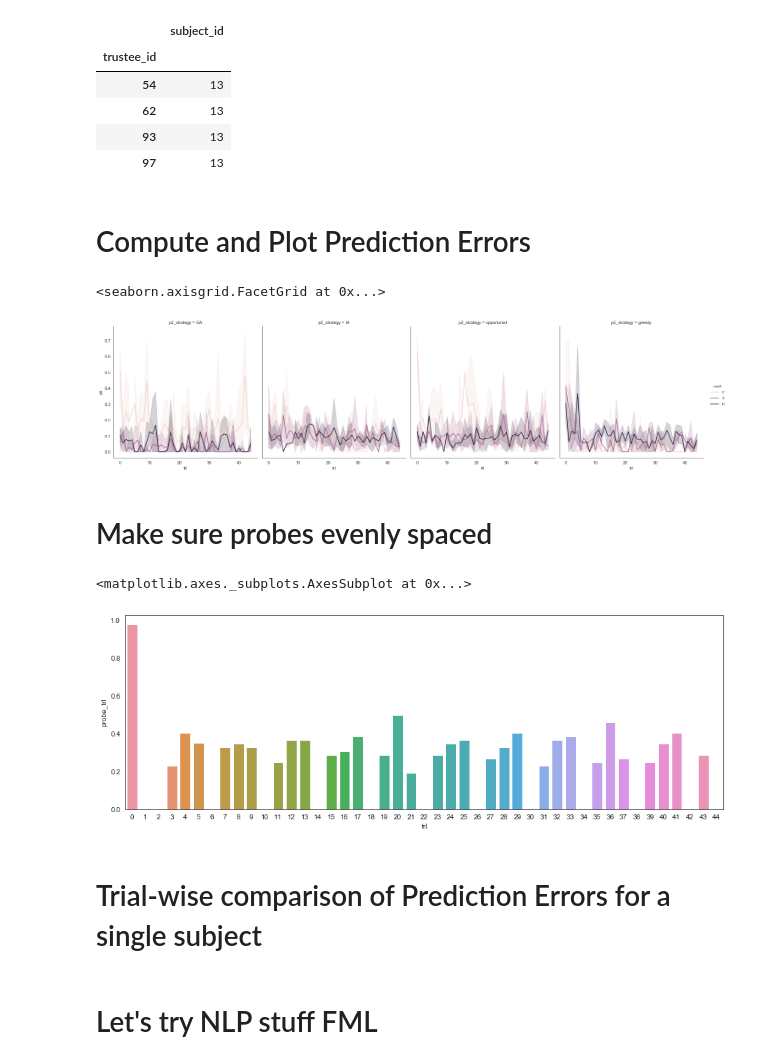
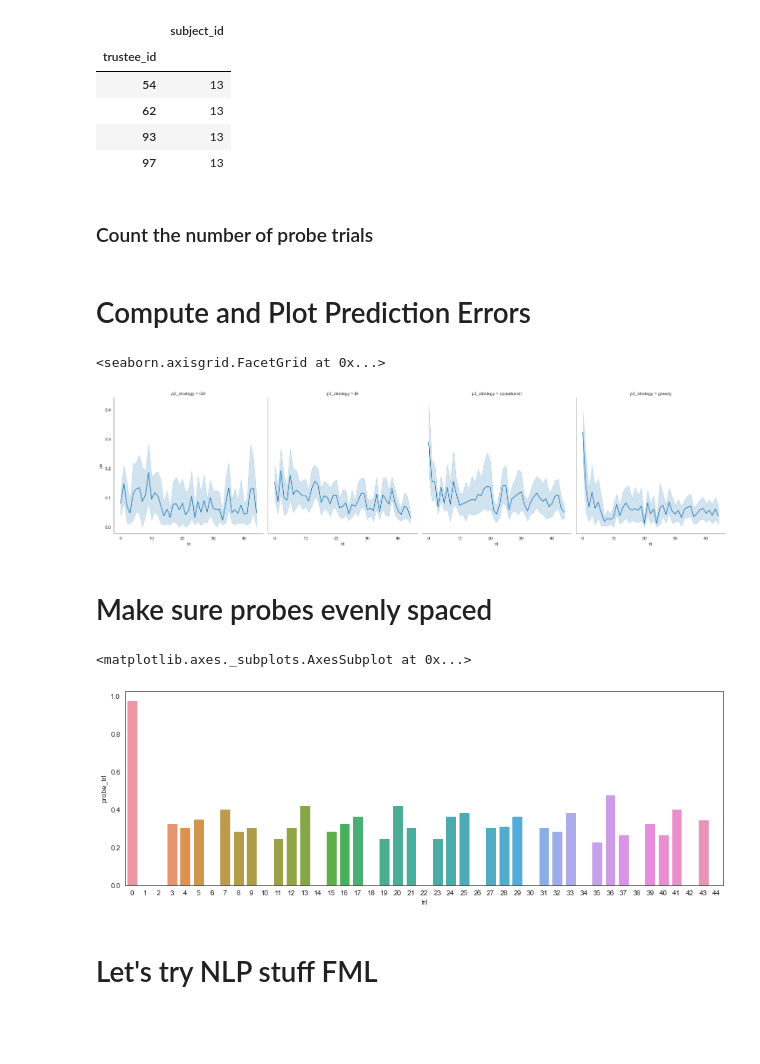
Before and after one commit to brandonDormes/HMTG_possibilities, a Jupyter notebook: analysis/Experiment_1/pilot_analysis.ipynb, the cells around one changed output. Cells and saved outputs as stored; diff of their text form; code cells hidden in the pictures; blank space fills up the shorter version.

```diff
--- a/analysis/Experiment_1/pilot_analysis.ipynb
+++ b/analysis/Experiment_1/pilot_analysis.ipynb
@@ -10,5 +14,5 @@ sns.set_style('white')
 # %%
-conn = sqlite3.connect('Data/HMTG_possib_remote.db')
+conn = sqlite3.connect('Data/HMTG_possib_remote_pilot1.db')
 dat = pd.read_sql_query('SELECT * FROM trials A INNER JOIN subjects B ON A.subject_id = B.id WHERE B.bonus NOTNULL', conn)
 dat = dat.astype({'trl': int})
 # %% [markdown]
@@ -21,6 +24,12 @@ for trustee in dat.trustee_id.unique():
         if dat.loc[dat.subject_id==subject].trl.max() != 44:
             dat.drop(dat.index[dat['subject_id'] == subject], inplace=True)
 
+dat = dat.loc[dat.subID != 'prolific_subject'].reset_index(drop=True)
+
+# Add Trustee Strategy
+p2s = {54:'opportunist', 62:'greedy', 93:'GA', 97:'IA'}
+dat['p2_strategy'] = dat.trustee_id.apply(lambda x: p2s[x])
+
 sub_count = dat.groupby('trustee_id').agg(({"subject_id": "nunique"}))
 sub_count
 # %% [output]
@@ -58,23 +60,32 @@ dat.groupby('trustee_id').agg(({"subject_id": "nunique"}))
 | 62 | 13 |
 | 93 | 13 |
 | 97 | 13 |
+# %% [markdown]
+### Count the number of probe trials
+# %%
+dat['probe_trl'] = dat.reason != 'n/a'
+
+dat['probe_num'] = np.nan
+
+for subject in dat.subject_id.unique():
+    t = 0
+    for rr in dat.loc[(dat.subject_id == subject) & (dat.probe_trl == True)].iterrows():
+        dat.loc[(dat.subject_id == subject) & (dat.trl == rr[1].trl), 'probe_num'] = t
+        t += 1
 # %% [markdown]
 # Compute and Plot Prediction Errors
 # %%
 # Make errors between 0 and 1
 dat['pe'] = abs((dat.pred/(dat.mult*dat.inv)) - (dat.ret/(dat.mult*dat.inv)))
-sns.relplot(x='trl', y='pe', data=dat, hue='mult', col='p2_strategy', kind='line')
+sns.relplot(x='trl', y='pe', data=dat, col='p2_strategy', kind='line')
 # %% [output]
 <seaborn.axisgrid.FacetGrid at 0x...>
-[figure, old version]
+[figure, new version]
 # %% [markdown]
 # Make sure probes evenly spaced
 # %%
-dat['probe_trl'] = dat.reason != 'n/a'
 f, ax = plt.subplots(figsize=(15,5))
 sns.barplot(data=dat, x='trl', y='probe_trl', ci=None)
 # %% [output]
 <matplotlib.axes._subplots.AxesSubplot at 0x...>
-[figure, old version]
+[figure, new version]
-# %% [markdown]
-# Trial-wise comparison of Prediction Errors for a single subject
```
Also changed, not shown: parts of 38 cells of this notebook.
